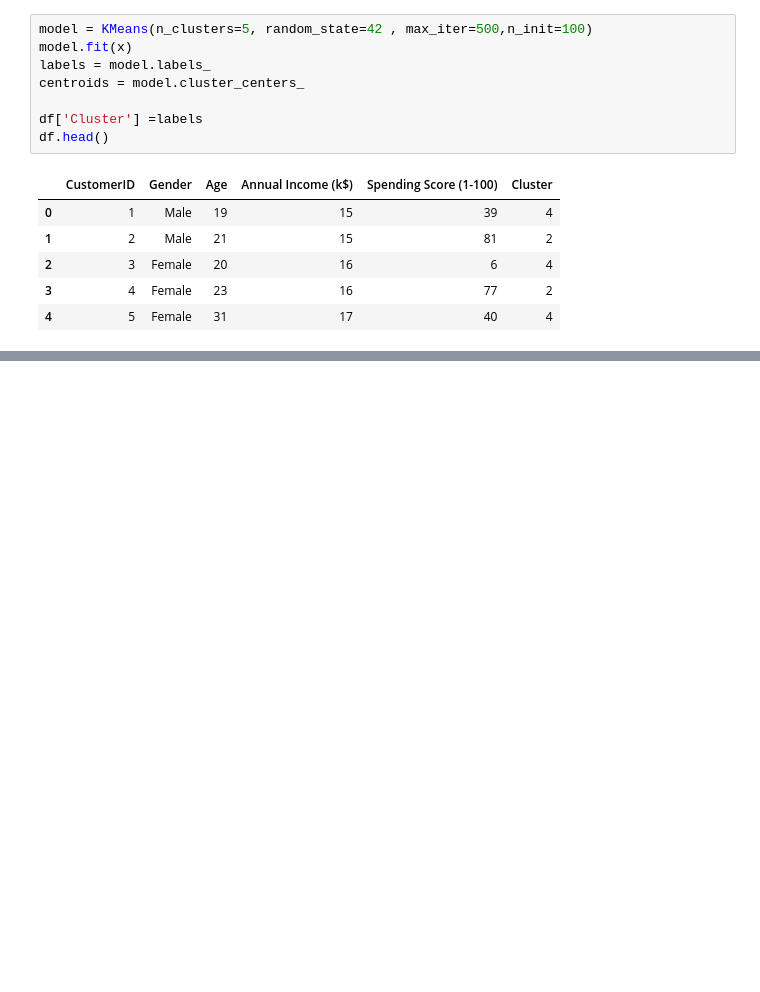
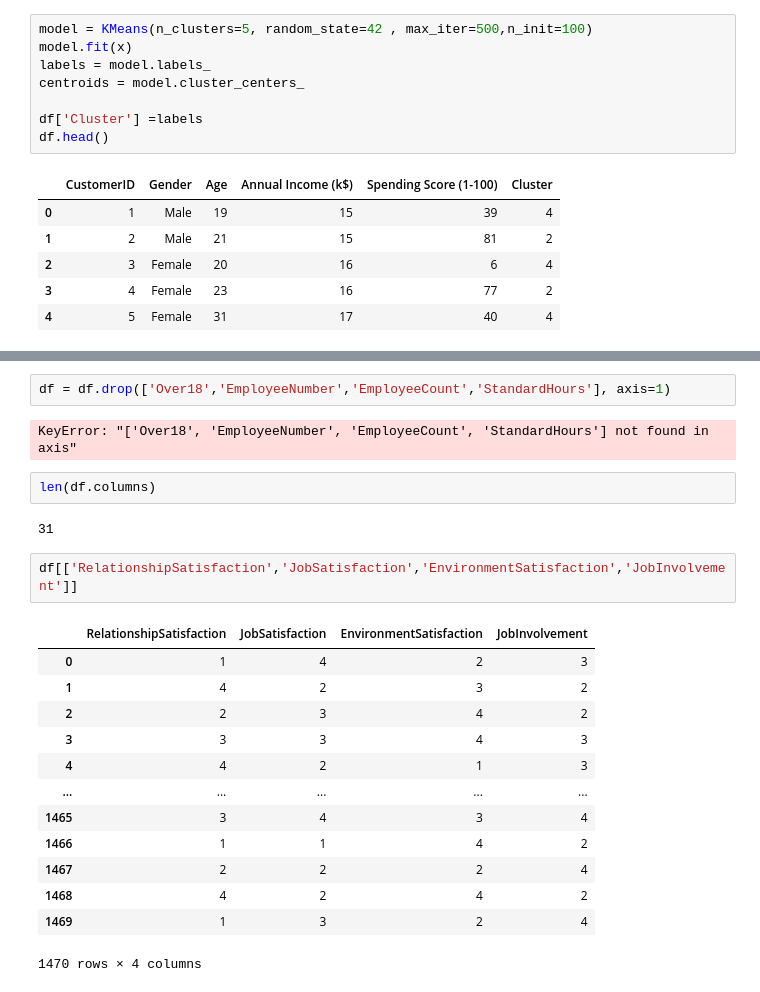
Before and after one commit to raziq0835/ML_Basics, a Jupyter notebook: Untitled0.ipynb, the cells around one changed output, grey strips where cells are left out. Drawn from its saved outputs; the diff is of its cells as text; blank space fills up the shorter version.

```diff
--- a/Untitled0.ipynb
+++ b/Untitled0.ipynb
@@ -224,0 +311,24 @@ df.head()
+# %%
+df = df.drop(['Over18','EmployeeNumber','EmployeeCount','StandardHours'], axis=1)
+# %% [output]
+KeyError: "['Over18', 'EmployeeNumber', 'EmployeeCount', 'StandardHours'] not found in axis"
+# %%
+len(df.columns)
+# %% [output]
+31
+# %%
+df[['RelationshipSatisfaction','JobSatisfaction','EnvironmentSatisfaction','JobInvolvement']]
+# %% [output]
+|  | RelationshipSatisfaction | JobSatisfaction | EnvironmentSatisfaction | JobInvolvement |
+| 0 | 1 | 4 | 2 | 3 |
+| 1 | 4 | 2 | 3 | 2 |
+| 2 | 2 | 3 | 4 | 2 |
+| 3 | 3 | 3 | 4 | 3 |
+| 4 | 4 | 2 | 1 | 3 |
+| ... | ... | ... | ... | ... |
+| 1465 | 3 | 4 | 3 | 4 |
+| 1466 | 1 | 1 | 4 | 2 |
+| 1467 | 2 | 2 | 2 | 4 |
+| 1468 | 4 | 2 | 4 | 2 |
+| 1469 | 1 | 3 | 2 | 4 |
+1470 rows × 4 columns
```
Also changed, not shown: parts of 17 cells of this notebook.
